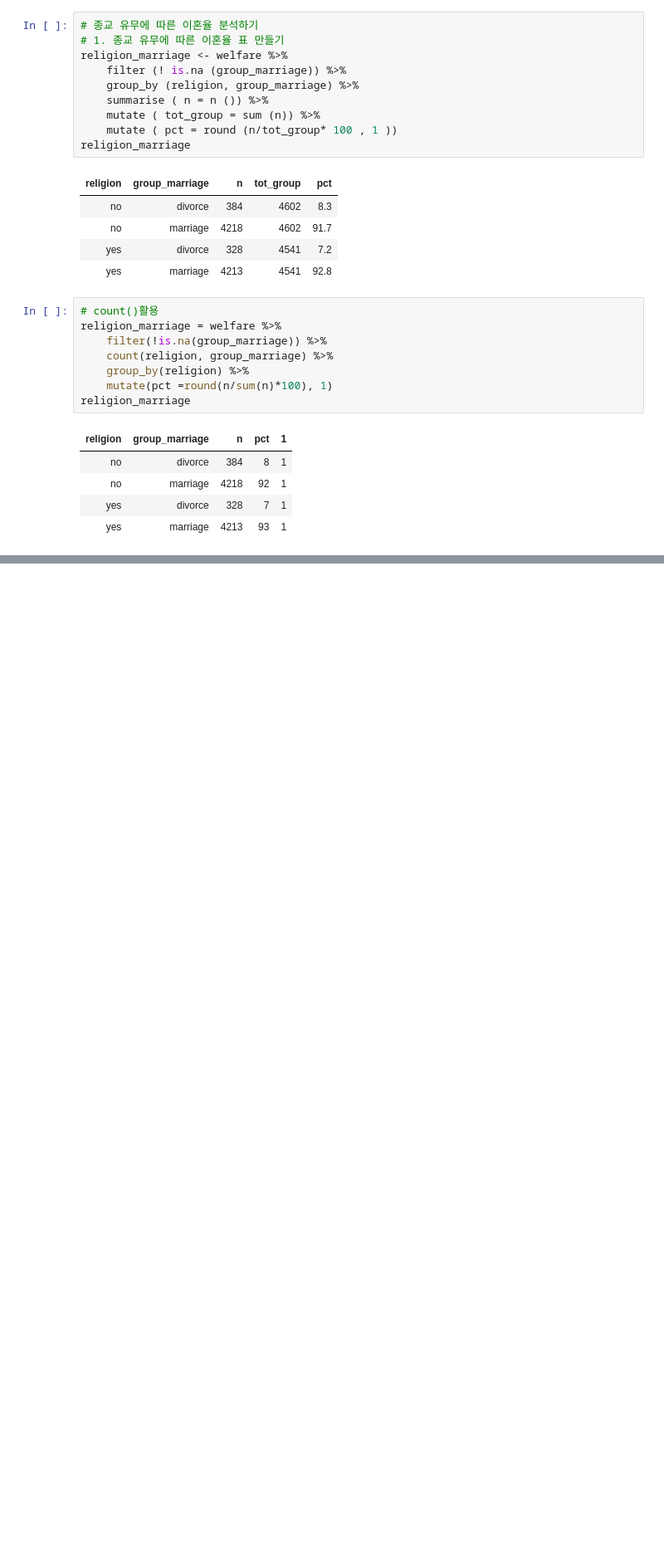
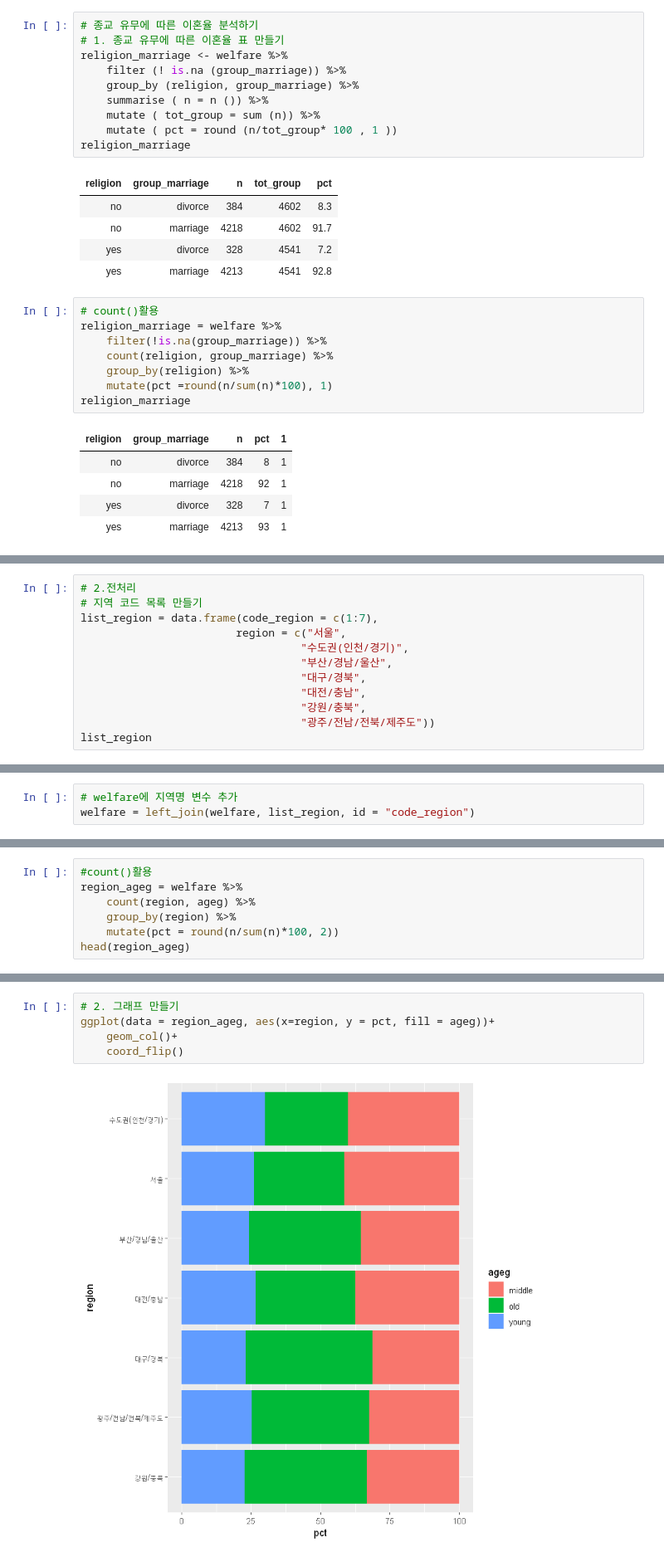
Before and after one commit to chohyunchul/R, a Jupyter notebook: 09. 데이터 분석프로젝트.ipynb, the cells around one changed output, grey strips where cells are left out. Shown: that part at 83% size. Cells and saved outputs as stored; diff of their text form; blank space fills up the shorter version.

```diff
--- a/09. 데이터 분석프로젝트.ipynb
+++ b/09. 데이터 분석프로젝트.ipynb
@@ -586,0 +727,12 @@ religion_marriage
+# %%
+# 2.전처리
+# 지역 코드 목록 만들기
+list_region = data.frame(code_region = c(1:7),
+                        region = c("서울",
+                                  "수도권(인천/경기)",
+                                  "부산/경남/울산",
+                                  "대구/경북",
+                                  "대전/충남",
+                                  "강원/충북",
+                                  "광주/전남/전북/제주도"))
+list_region
@@ -586,0 +748,3 @@ religion_marriage
+# %%
+# welfare에 지역명 변수 추가
+welfare = left_join(welfare, list_region, id = "code_region")
@@ -586,0 +793,7 @@ religion_marriage
+# %%
+#count()활용
+region_ageg = welfare %>%
+    count(region, ageg) %>%
+    group_by(region) %>%
+    mutate(pct = round(n/sum(n)*100, 2))
+head(region_ageg)
@@ -586,0 +808,7 @@ religion_marriage
+# %%
+# 2. 그래프 만들기
+ggplot(data = region_ageg, aes(x=region, y = pct, fill = ageg))+
+    geom_col()+
+    coord_flip()
+# %% [output]
+[figure, added]
```
Also changed, not shown: parts of 28 cells of this notebook, 1 other file.
